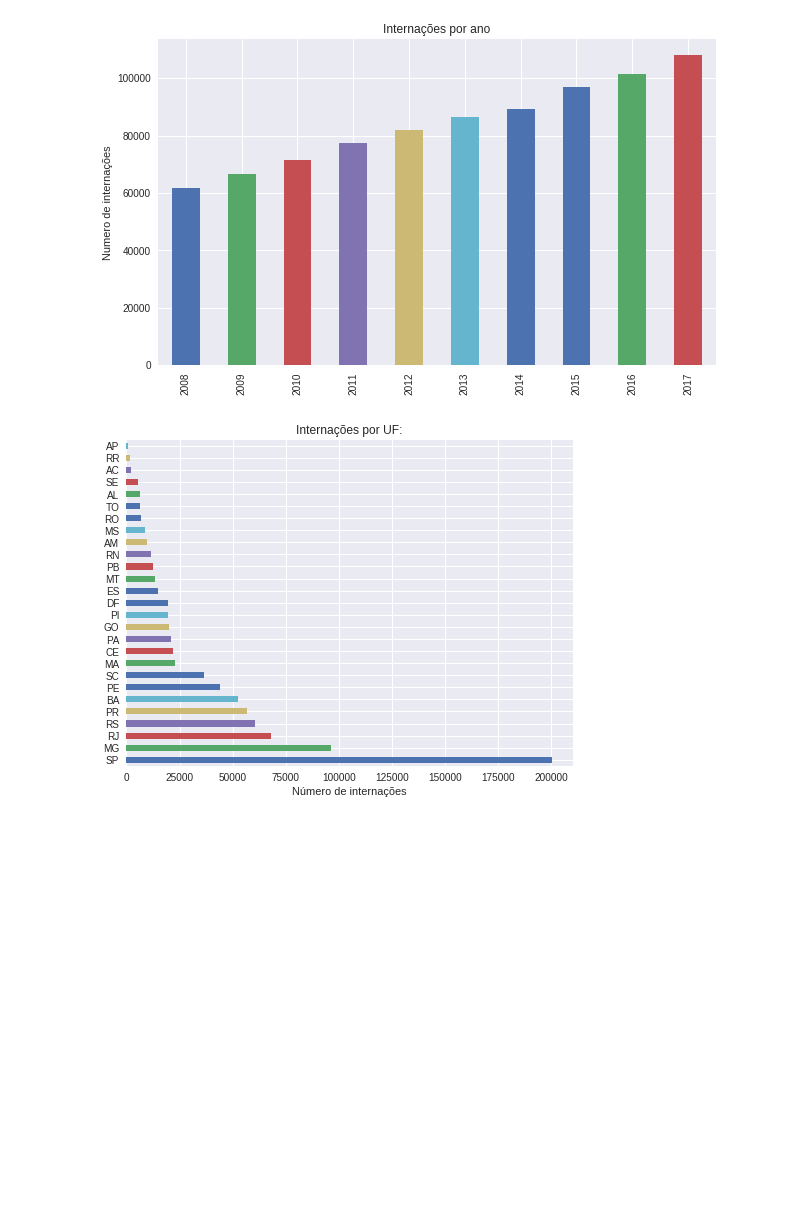
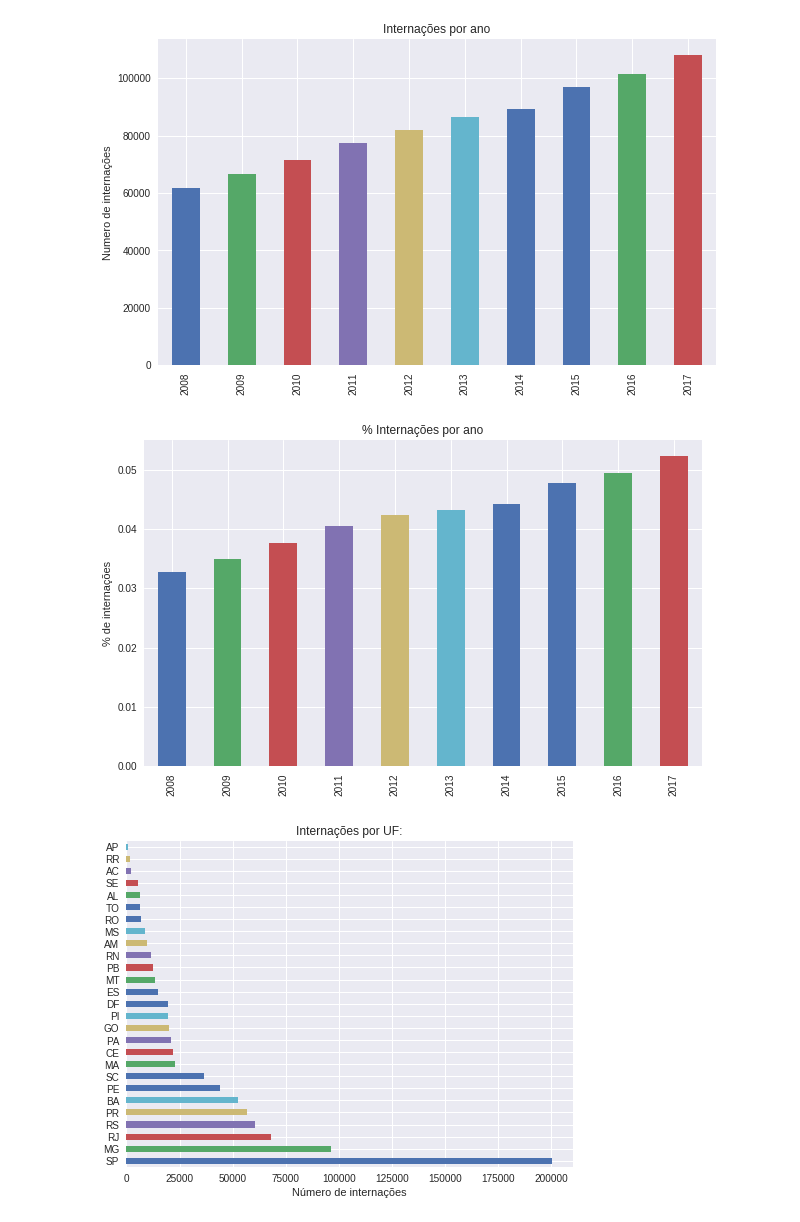
Before and after one commit to gbletsch/hematologic_hospitalizations_brazil, a Jupyter notebook: tcc.ipynb, the cells around one changed output. Cells and saved outputs as stored; diff of their text form; code cells hidden in the pictures; blank space fills up the shorter version.

Commit message:
Show % values using data from IBGE.

```diff
--- a/tcc.ipynb
+++ b/tcc.ipynb
@@ -176,3 +298,5 @@ sex_map, cnes_map, uf_map, cid_map, et_map, financ_map, cbo_map, comp_map, mun_m
+# %%
+pop_df = pop_ibge()
 # %%
 %%time
 # download the layout file
@@ -241,6 +354,17 @@ plt.ylabel('Numero de internações')
 plt.show()
 # %% [output]
 [figure]
+# %%
+# % internações por ano:
+
+pop_total = pop_df.groupby('SIGLA').sum().sum()[:-1]
+int_ano = hemato.groupby('ANO_CMPT').N_AIH.count()
+(int_ano * 100 / pop_total).plot(kind='bar', title='% Internações por ano', figsize=(10, 6))
+plt.ylabel('% de internações')
+plt.xlabel('')
+plt.show()
+# %% [output]
+[figure, added]
 # %%
 # TODO: compare with IBGE data
 
```
Also changed, not shown: parts of 26 cells of this notebook, 2 other files.
